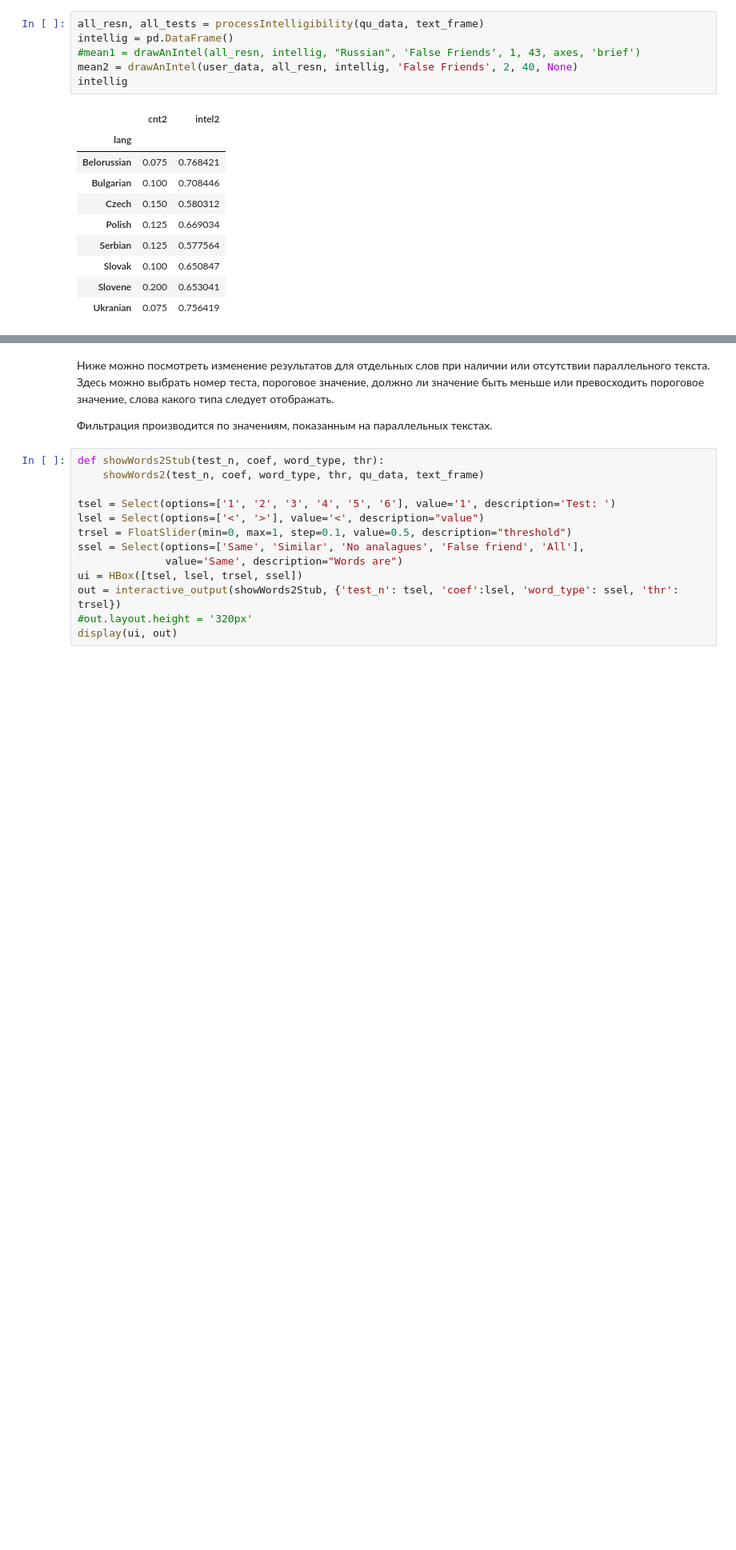
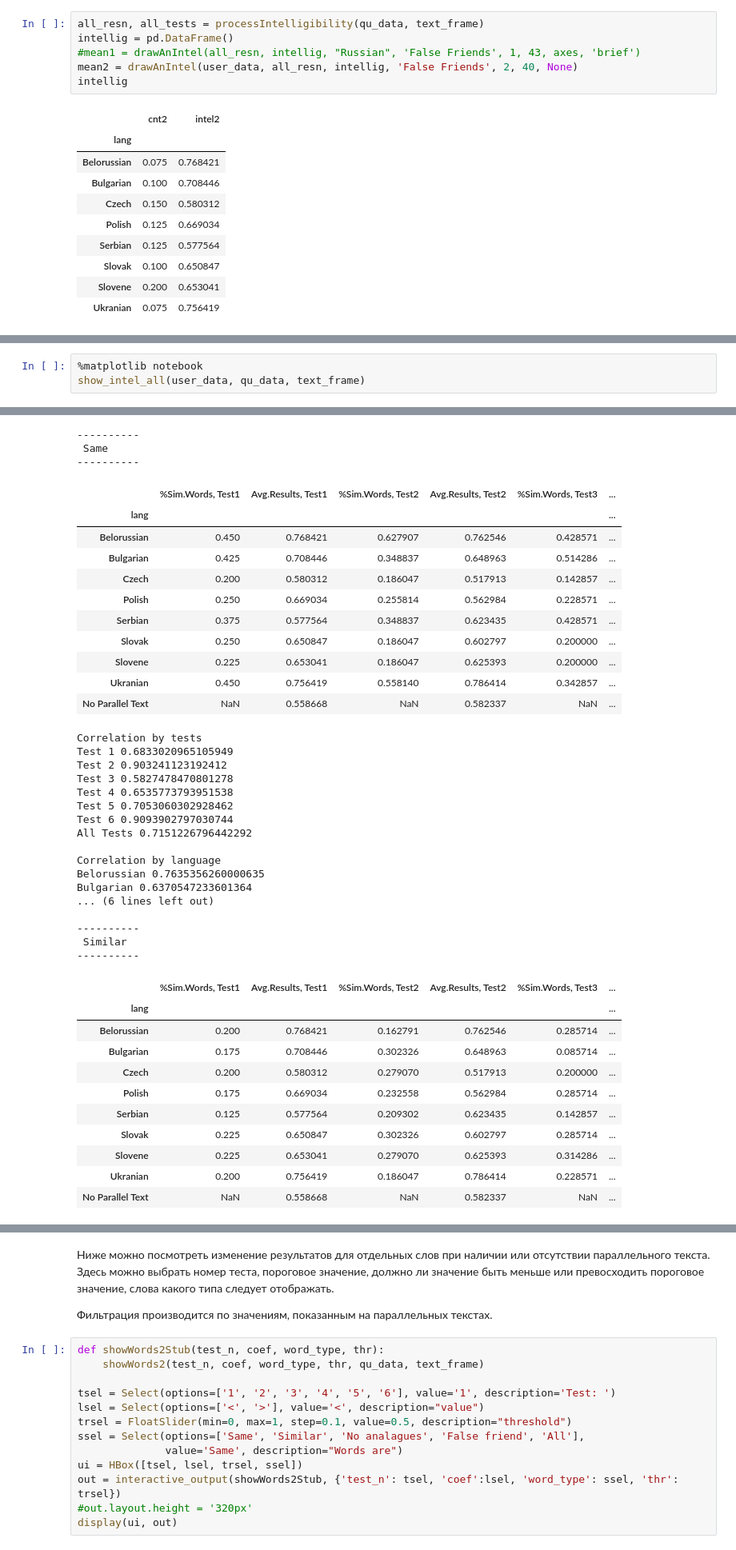
Before and after one commit to klyshinsky/mutual_intelligibility_Russian, a Jupyter notebook: draw_figure_intelligibility-4Github.ipynb, the cells around one changed output, grey strips where cells are left out. Shown at 80% size. Drawn from its saved outputs; the diff is of its cells as text; blank space fills up the shorter version.

```diff
--- a/draw_figure_intelligibility-4Github.ipynb
+++ b/draw_figure_intelligibility-4Github.ipynb
@@ -455,0 +444,4 @@ Select(options=('Same', 'Similar', 'Same and Similar', 'No analogues', 'False Fr
+# %%
+%matplotlib notebook
+show_intel_all(user_data, qu_data, text_frame)
+# %% [output]
@@ -455,0 +450,42 @@ Select(options=('Same', 'Similar', 'Same and Similar', 'No analogues', 'False Fr
+----------
+ Same
+----------
+|  | %Sim.Words, Test1 | Avg.Results, Test1 | %Sim.Words, Test2 | Avg.Results, Test2 | %Sim.Words, Test3 | ... |
+| lang |  |  |  |  |  | ... |
+| Belorussian | 0.450 | 0.768421 | 0.627907 | 0.762546 | 0.428571 | ... |
+| Bulgarian | 0.425 | 0.708446 | 0.348837 | 0.648963 | 0.514286 | ... |
+| Czech | 0.200 | 0.580312 | 0.186047 | 0.517913 | 0.142857 | ... |
+| Polish | 0.250 | 0.669034 | 0.255814 | 0.562984 | 0.228571 | ... |
+| Serbian | 0.375 | 0.577564 | 0.348837 | 0.623435 | 0.428571 | ... |
+| Slovak | 0.250 | 0.650847 | 0.186047 | 0.602797 | 0.200000 | ... |
+| Slovene | 0.225 | 0.653041 | 0.186047 | 0.625393 | 0.200000 | ... |
+| Ukranian | 0.450 | 0.756419 | 0.558140 | 0.786414 | 0.342857 | ... |
+| No Parallel Text | NaN | 0.558668 | NaN | 0.582337 | NaN | ... |
+Correlation by tests
+Test 1 0.6833020965105949
+Test 2 0.903241123192412
+Test 3 0.5827478470801278
+Test 4 0.6535773793951538
+Test 5 0.7053060302928462
+Test 6 0.9093902797030744
+All Tests 0.7151226796442292
+
+Correlation by language
+Belorussian 0.7635356260000635
+Bulgarian 0.6370547233601364
+... (6 lines left out)
+
+----------
+ Similar
+----------
+|  | %Sim.Words, Test1 | Avg.Results, Test1 | %Sim.Words, Test2 | Avg.Results, Test2 | %Sim.Words, Test3 | ... |
+| lang |  |  |  |  |  | ... |
+| Belorussian | 0.200 | 0.768421 | 0.162791 | 0.762546 | 0.285714 | ... |
+| Bulgarian | 0.175 | 0.708446 | 0.302326 | 0.648963 | 0.085714 | ... |
+| Czech | 0.200 | 0.580312 | 0.279070 | 0.517913 | 0.200000 | ... |
+| Polish | 0.175 | 0.669034 | 0.232558 | 0.562984 | 0.285714 | ... |
+| Serbian | 0.125 | 0.577564 | 0.209302 | 0.623435 | 0.142857 | ... |
+| Slovak | 0.225 | 0.650847 | 0.302326 | 0.602797 | 0.285714 | ... |
+| Slovene | 0.225 | 0.653041 | 0.279070 | 0.625393 | 0.314286 | ... |
+| Ukranian | 0.200 | 0.756419 | 0.186047 | 0.786414 | 0.228571 | ... |
+| No Parallel Text | NaN | 0.558668 | NaN | 0.582337 | NaN | ... |
```
Also changed, not shown: parts of 13 cells of this notebook, 4 other files.
